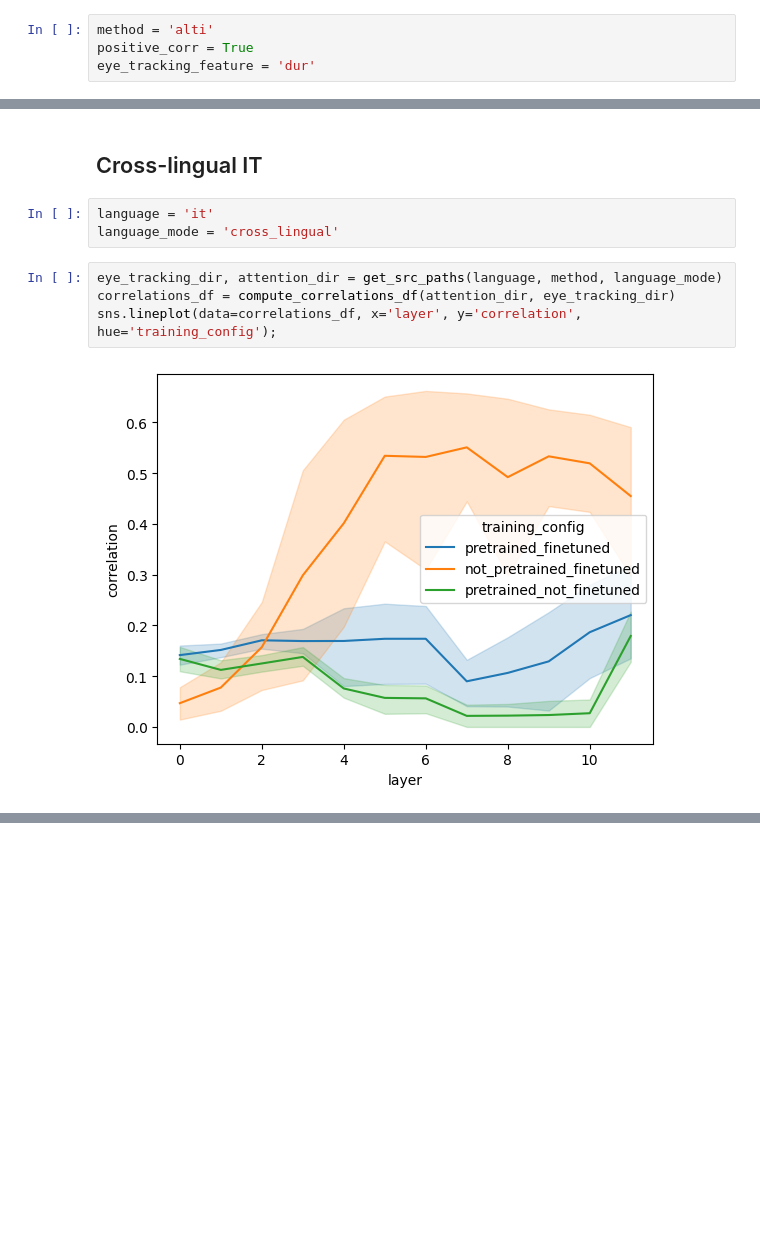
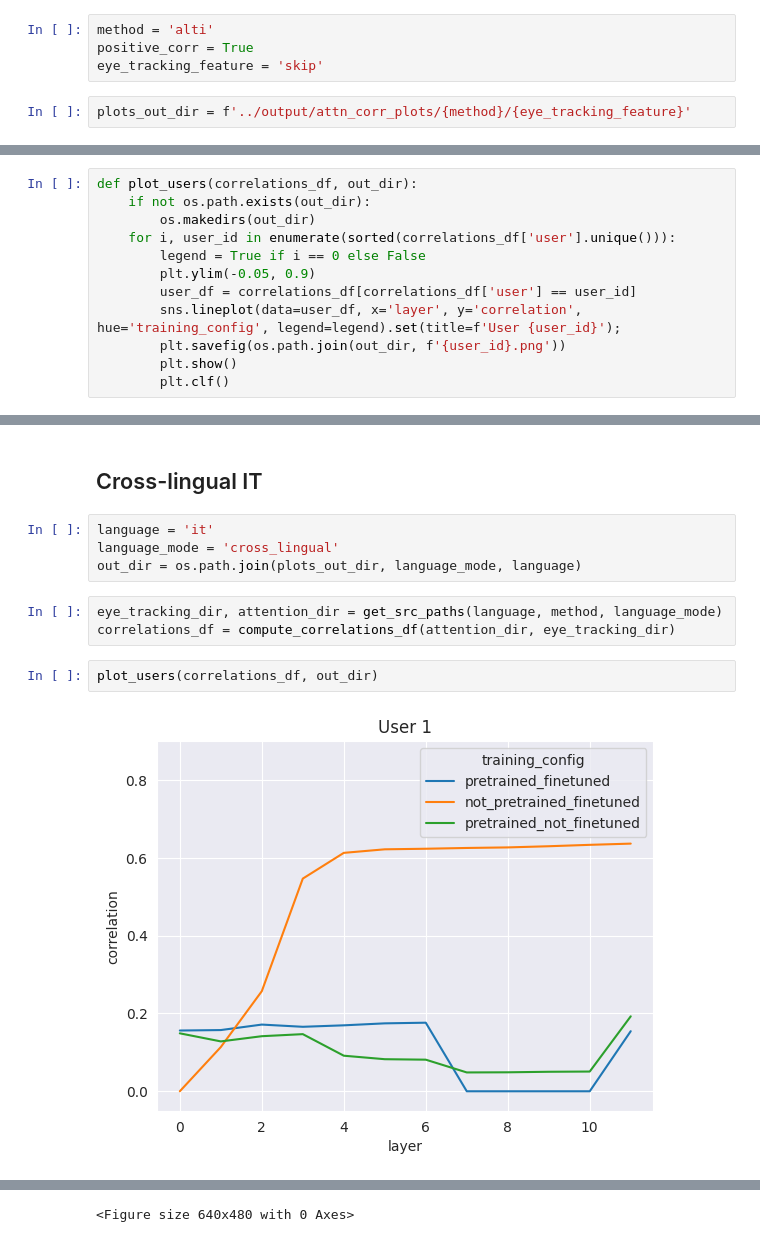
Before and after one commit to Andrew-Wyn/augmenting_nlms_meco, a Jupyter notebook: notebook/attention_correlation.ipynb, the cells around one changed output, grey strips where cells are left out. Saved outputs shown, nothing was run; the diff lists cells and outputs as text; blank space fills up the shorter version.

Commit message:
modified attention correlation extraction script

```diff
--- a/notebook/attention_correlation.ipynb
+++ b/notebook/attention_correlation.ipynb
@@ -15,7 +17,9 @@ import json
 # %%
 method = 'alti'
 positive_corr = True
-eye_tracking_feature = 'dur'
+eye_tracking_feature = 'skip'
+# %%
+plots_out_dir = f'../output/attn_corr_plots/{method}/{eye_tracking_feature}'
 # %%
 def get_src_paths(language, method, language_mode):
     meco_data_dir = '../augmenting_nlms_meco_data/'
@@ -78,6 +88,18 @@ def compute_correlations_df(attention_dir, eye_tracking_dir):
                 correlations_dict['correlation'].append(corr)
                 correlations_dict['user'].append(user_id)
     return pd.DataFrame.from_dict(correlations_dict)
+# %%
+def plot_users(correlations_df, out_dir):
+    if not os.path.exists(out_dir):
+        os.makedirs(out_dir)
+    for i, user_id in enumerate(sorted(correlations_df['user'].unique())):
+        legend = True if i == 0 else False
+        plt.ylim(-0.05, 0.9)
+        user_df = correlations_df[correlations_df['user'] == user_id]
+        sns.lineplot(data=user_df, x='layer', y='correlation', hue='training_config', legend=legend).set(title=f'User {user_id}');
+        plt.savefig(os.path.join(out_dir, f'{user_id}.png'))
+        plt.show()
+        plt.clf()
 # %% [markdown]
 # Attention Matrix
 ## Monolingual EN
@@ -117,9 +178,11 @@ sns.lineplot(data=correlations_df, x='layer', y='correlation', hue='training_con
 # %%
 language = 'it'
 language_mode = 'cross_lingual'
+out_dir = os.path.join(plots_out_dir, language_mode, language)
+# %%
+eye_tracking_dir, attention_dir = get_src_paths(language, method, language_mode)
+correlations_df = compute_correlations_df(attention_dir, eye_tracking_dir)
 # %%
-eye_tracking_dir, attention_dir = get_src_paths(language, method, language_mode)
-correlations_df = compute_correlations_df(attention_dir, eye_tracking_dir)
-sns.lineplot(data=correlations_df, x='layer', y='correlation', hue='training_config');
+plot_users(correlations_df, out_dir)
 # %% [output]
-[figure, old version]
+[figure, new version]
@@ -125,0 +193 @@ sns.lineplot(data=correlations_df, x='layer', y='correlation', hue='training_con
+<Figure size 640x480 with 0 Axes>
```
Also changed, not shown: parts of 17 cells of this notebook.
